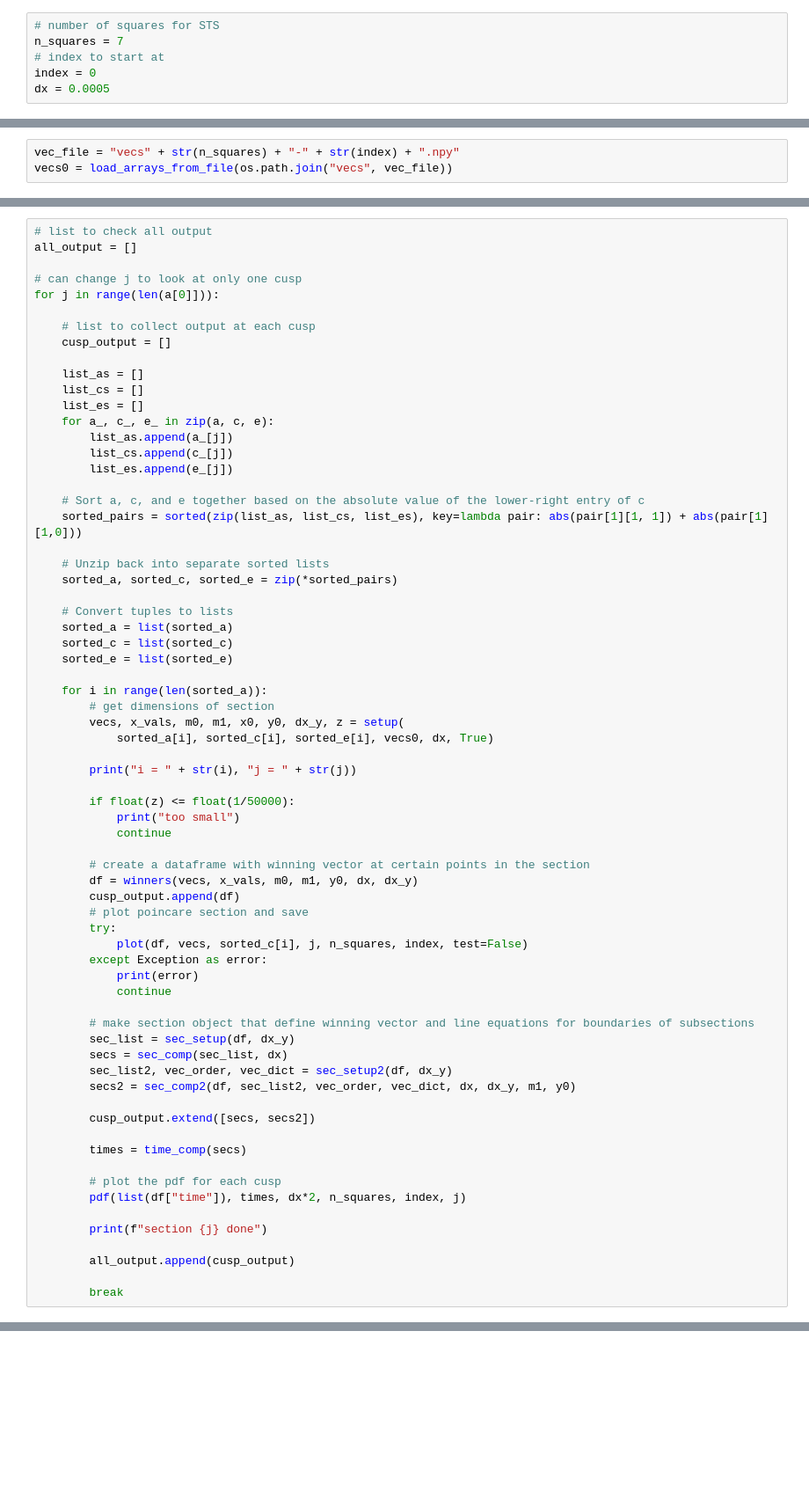
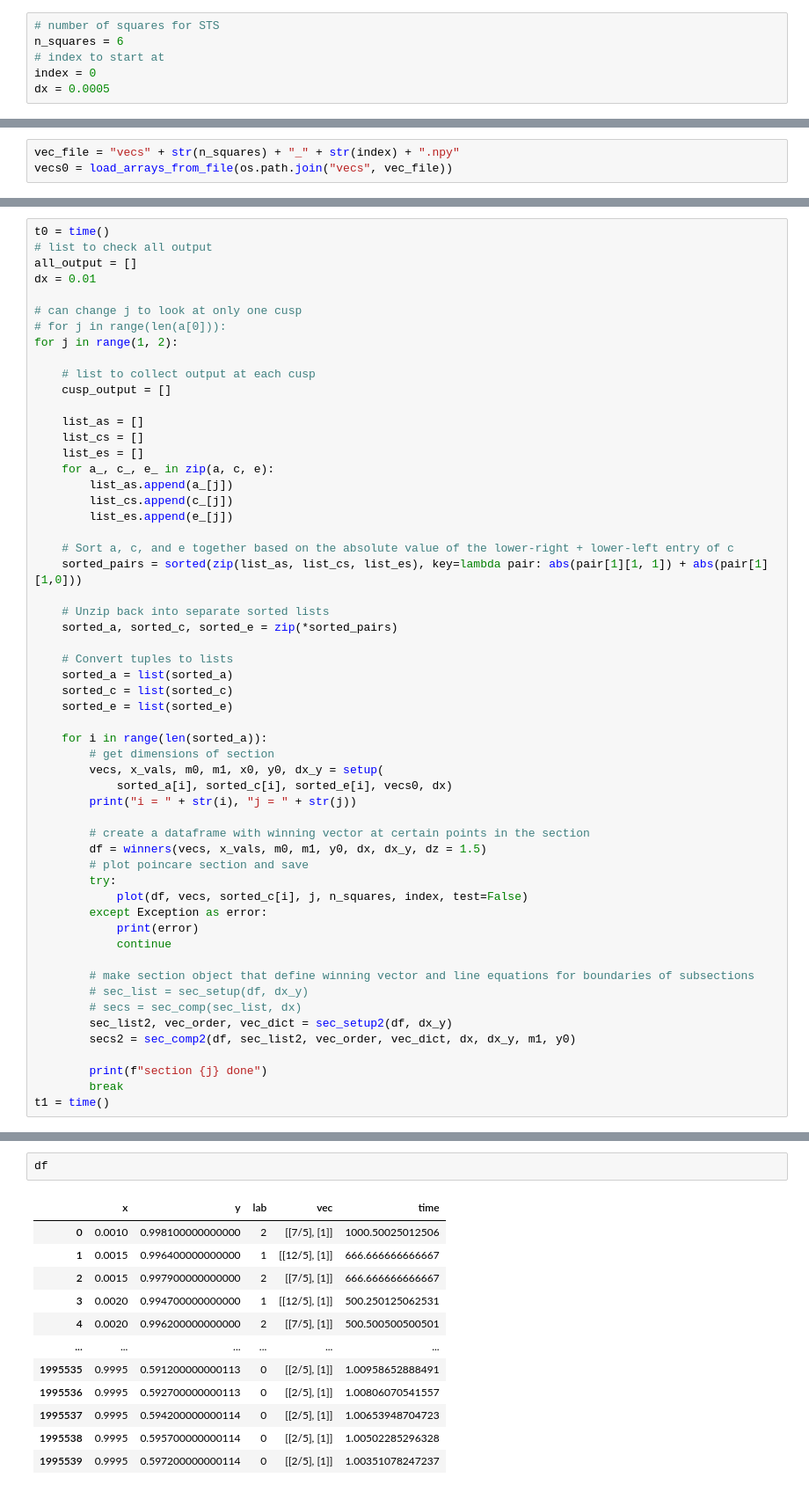
Before and after one commit to mlbeers/MXM, a Jupyter notebook: Poincare_Sections/script_winners_test.ipynb, the cells around one changed output, grey strips where cells are left out. Shown: that part at 88% size. Saved outputs shown, nothing was run; the diff lists cells and outputs as text; blank space fills up the shorter version.

Commit message:
changed winners logic and prepping to add new variables/flags like dy, dz and estimated output

```diff
--- a/Poincare_Sections/script_winners_test.ipynb
+++ b/Poincare_Sections/script_winners_test.ipynb
@@ -29,6 +31,6 @@ from Library import Section
 # %%
 # number of squares for STS
-n_squares = 7
+n_squares = 6
 # index to start at
 index = 0
 dx = 0.0005
@@ -41,3 +62,3 @@ perm.show()
 # %%
-vec_file = "vecs" + str(n_squares) + "-" + str(index) + ".npy"
+vec_file = "vecs" + str(n_squares) + "_" + str(index) + ".npy"
 vecs0 = load_arrays_from_file(os.path.join("vecs", vec_file))
@@ -84,9 +279,12 @@ else:
 # %%
+t0 = time()
 # list to check all output
 all_output = []
+dx = 0.01
 
 # can change j to look at only one cusp
-for j in range(len(a[0]])):
+# for j in range(len(a[0])):
+for j in range(1, 2):
 
     # list to collect output at each cusp
     cusp_output = []
@@ -99,7 +297,7 @@ for j in range(len(a[0]])):
         list_cs.append(c_[j])
         list_es.append(e_[j])
 
-    # Sort a, c, and e together based on the absolute value of the lower-right entry of c
+    # Sort a, c, and e together based on the absolute value of the lower-right + lower-left entry of c
     sorted_pairs = sorted(zip(list_as, list_cs, list_es), key=lambda pair: abs(pair[1][1, 1]) + abs(pair[1][1,0]))
 
     # Unzip back into separate sorted lists
@@ -112,18 +310,12 @@ for j in range(len(a[0]])):
 
     for i in range(len(sorted_a)):
         # get dimensions of section
-        vecs, x_vals, m0, m1, x0, y0, dx_y, z = setup(
-            sorted_a[i], sorted_c[i], sorted_e[i], vecs0, dx, True)
-
+        vecs, x_vals, m0, m1, x0, y0, dx_y = setup(
+            sorted_a[i], sorted_c[i], sorted_e[i], vecs0, dx)
         print("i = " + str(i), "j = " + str(j))
 
-        if float(z) <= float(1/50000):
-            print("too small")
-            continue
-
         # create a dataframe with winning vector at certain points in the section
-        df = winners(vecs, x_vals, m0, m1, y0, dx, dx_y)
-        cusp_output.append(df)
+        df = winners(vecs, x_vals, m0, m1, y0, dx, dx_y, dz = 1.5)
         # plot poincare section and save
         try:
             plot(df, vecs, sorted_c[i], j, n_squares, index, test=False)
@@ -132,20 +324,11 @@ for j in range(len(a[0]])):
             continue
 
         # make section object that define winning vector and line equations for boundaries of subsections
-        sec_list = sec_setup(df, dx_y)
-        secs = sec_comp(sec_list, dx)
+        # sec_list = sec_setup(df, dx_y)
+        # secs = sec_comp(sec_list, dx)
         sec_list2, vec_order, vec_dict = sec_setup2(df, dx_y)
         secs2 = sec_comp2(df, sec_list2, vec_order, vec_dict, dx, dx_y, m1, y0)
 
-        cusp_output.extend([secs, secs2])
-
-        times = time_comp(secs)
-
-        # plot the pdf for each cusp
-        pdf(list(df["time"]), times, dx*2, n_squares, index, j)
-
         print(f"section {j} done")
-
-        all_output.append(cusp_output)
-
         break
+t1 = time()
@@ -151,0 +357,15 @@ for j in range(len(a[0]])):
+# %%
+df
+# %% [output]
+|  | x | y | lab | vec | time |
+| 0 | 0.0010 | 0.998100000000000 | 2 | [[7/5], [1]] | 1000.50025012506 |
+| 1 | 0.0015 | 0.996400000000000 | 1 | [[12/5], [1]] | 666.666666666667 |
+| 2 | 0.0015 | 0.997900000000000 | 2 | [[7/5], [1]] | 666.666666666667 |
+| 3 | 0.0020 | 0.994700000000000 | 1 | [[12/5], [1]] | 500.250125062531 |
+| 4 | 0.0020 | 0.996200000000000 | 2 | [[7/5], [1]] | 500.500500500501 |
+| ... | ... | ... | ... | ... | ... |
+| 1995535 | 0.9995 | 0.591200000000113 | 0 | [[2/5], [1]] | 1.00958652888491 |
+| 1995536 | 0.9995 | 0.592700000000113 | 0 | [[2/5], [1]] | 1.00806070541557 |
+| 1995537 | 0.9995 | 0.594200000000114 | 0 | [[2/5], [1]] | 1.00653948704723 |
+| 1995538 | 0.9995 | 0.595700000000114 | 0 | [[2/5], [1]] | 1.00502285296328 |
+| 1995539 | 0.9995 | 0.597200000000114 | 0 | [[2/5], [1]] | 1.00351078247237 |
```
Also changed, not shown: parts of 23 cells of this notebook, 2 other files.
